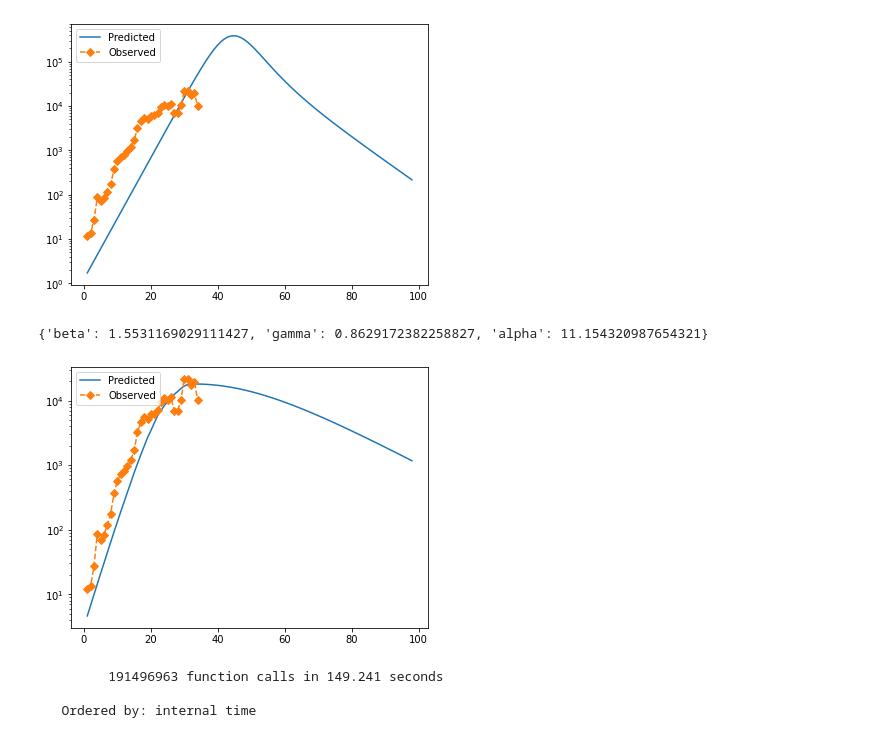
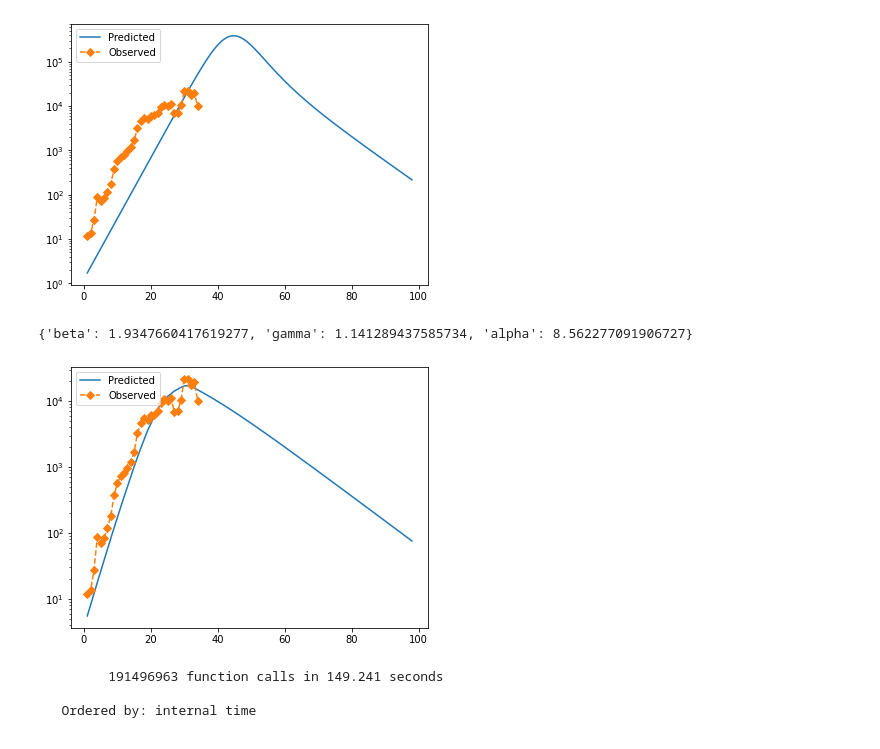
Before and after one commit to pasdesc/Omicron-Model-Fitting, a Jupyter notebook: Omicron Analysis/OmicronAnalysis.ipynb, the cells around one changed output. Drawn from its saved outputs; the diff is of its cells as text; code cells hidden in the pictures.

```diff
--- a/Omicron Analysis/OmicronAnalysis.ipynb
+++ b/Omicron Analysis/OmicronAnalysis.ipynb
@@ -212,7 +212,7 @@ def findOptimalParameters(costFunction, **cost_func_parameters):
             best_params=test_params.copy()
         test_params[0]+=scale_factors[0]
         for dim in range(len(test_params)-1):
-            if test_params[dim]>vparameters[dim][1]+scale_factors[-1]*0.5:
+            if test_params[dim]>vparameters[dim][1]+scale_factors[dim]*0.5:
                 test_params[dim]=vparameters[dim][0]
                 test_params[dim+1]+=scale_factors[dim+1]
     return best_params
@@ -349,25 +349,25 @@ for population in populations:
 # %%
 populations=loadPopulations("CaseData")
 optimal_parameters=iterativeOptimization(checkModelFitPopulations, \
                                          4,\
                                          model=SEIRVBModel, \
                                          populations=populations, \
                                          resolution=0.1, \
                                          errorFunction=percentAbsErrorSevenCenteredAverage, \
                                          Vbeta=(0,2,10), \
-                                         Vgamma=(0,0.2,10), \
-                                         Valpha=(0.1,10,10), \
+                                         Vgamma=(0,1,10), \
+                                         Valpha=(0.1,20,10), \
                                          vax_effect=0.25, \
                                          boost_effect=0.7)
 pop_model=None
 print(optimal_parameters)
 for population in populations:
     pop_model=SEIRVBModel(population,vax_effect=0.25,boost_effect=0.7,**optimal_parameters)
     pop_model.runInfectionSimulation(100,0.01,pop_model.population.getInfectionData()[0]/pop_model.population.pop_size)
     pop_model.graphCases()
 # %% [output]
-{'beta': 1.5531169029111427, 'gamma': 0.8629172382258827, 'alpha': 11.154320987654321}
+{'beta': 1.9347660417619277, 'gamma': 1.141289437585734, 'alpha': 8.562277091906727}
-[figure, old version]
+[figure, new version]
 # %%
 %prun iterativeOptimization(checkModelFitPopulations, \
                                          4,\
```
